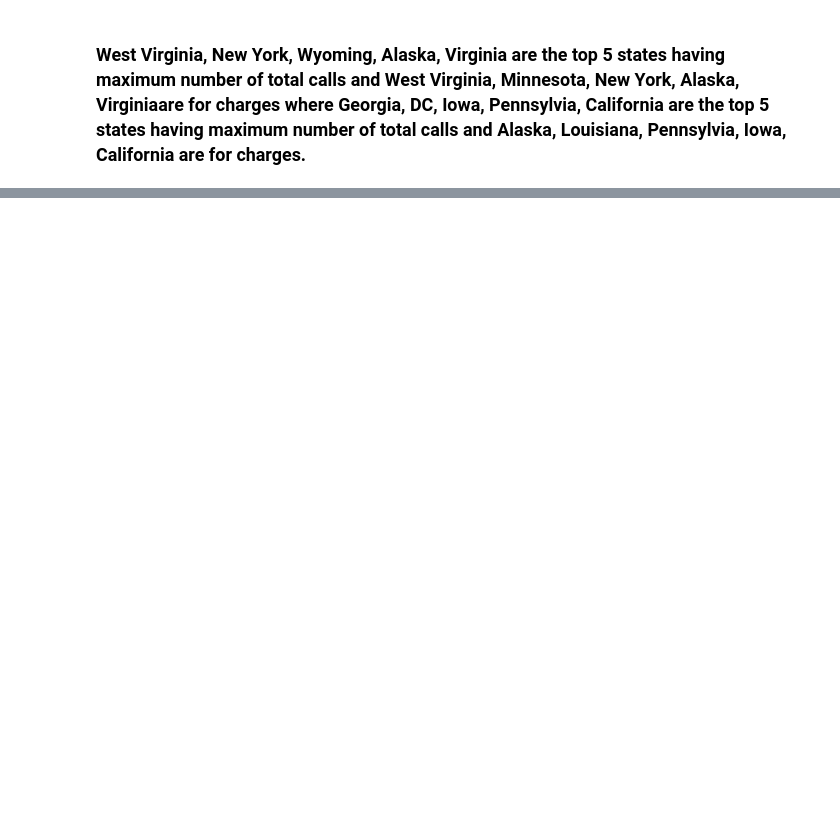
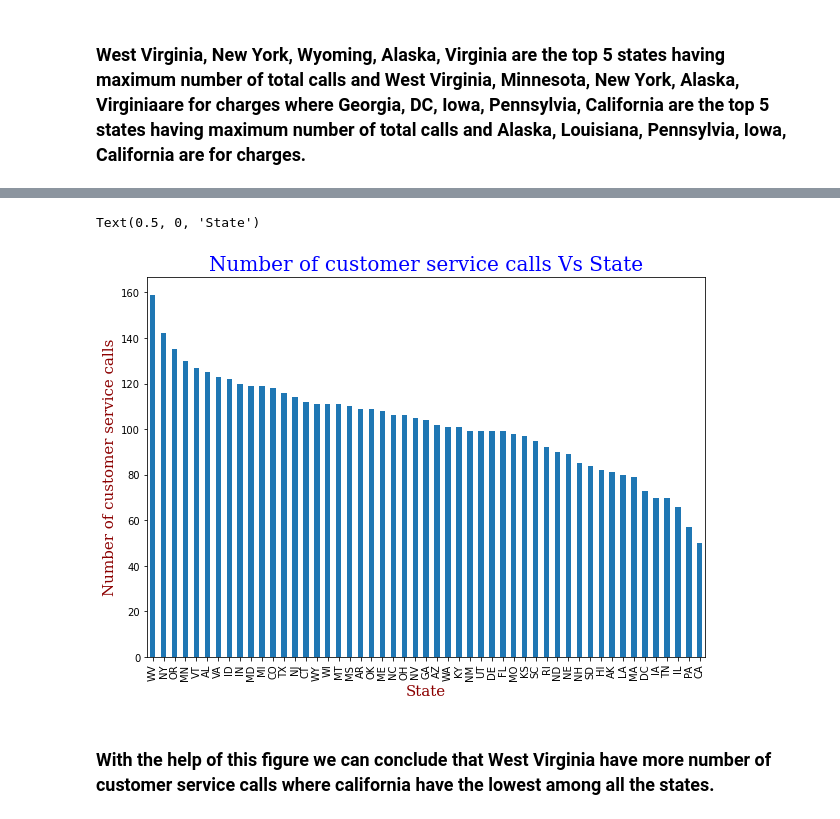
Before and after one commit to Gauravgade3/Telecom-Churn-Analysis, a Jupyter notebook: Telecom_Churn_Analysis_.ipynb, the cells around one changed output, grey strips where cells are left out. Drawn from its saved outputs; the diff is of its cells as text; code cells hidden in the pictures; blank space fills up the shorter version.

```diff
--- a/Telecom_Churn_Analysis_.ipynb
+++ b/Telecom_Churn_Analysis_.ipynb
@@ -626,0 +671,4 @@ plt.subplots_adjust(left=0.1, bottom=0.1, right=0.9, top=0.9, wspace=0.4, hspace
+# %%
+# Let us find out number of customer service calls through different state
+Customer_service_calls=df.groupby('State')['Customer service calls'].sum().sort_values(ascending=False)
+Customer_service_calls
@@ -626,0 +693,13 @@ plt.subplots_adjust(left=0.1, bottom=0.1, right=0.9, top=0.9, wspace=0.4, hspace
+# %%
+# Plotting customer service calls across all the state
+Customer_service_calls.plot(kind='bar')
+font1 = {'family':'serif','color':'blue','size':20}
+font2 = {'family':'serif','color':'darkred','size':15}
+plt.title('Number of customer service calls Vs State',fontdict=font1)
+plt.ylabel('Number of customer service calls',fontdict=font2)
+plt.xlabel('State',fontdict=font2)
+# %% [output]
+Text(0.5, 0, 'State')
+[figure, added]
+# %% [markdown]
+### **With the help of this figure we can conclude that West Virginia have more number of customer service calls where california have the lowest among all the states.**
```
Also changed, not shown: parts of 18 cells of this notebook.
